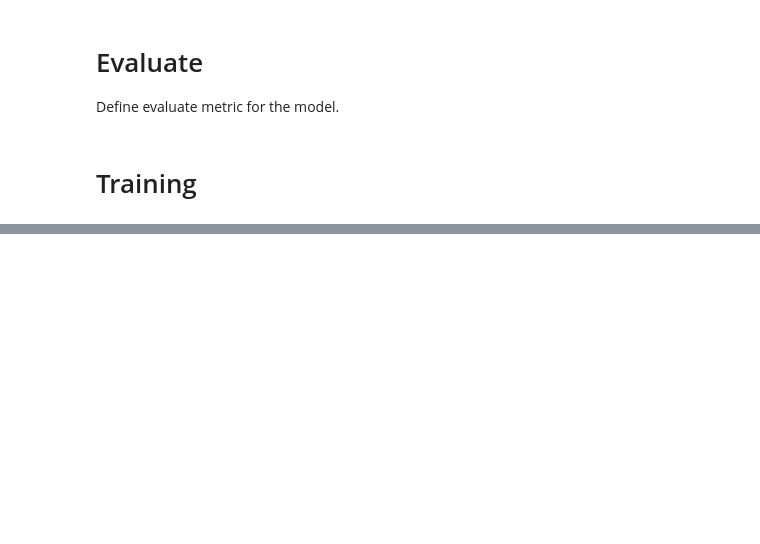
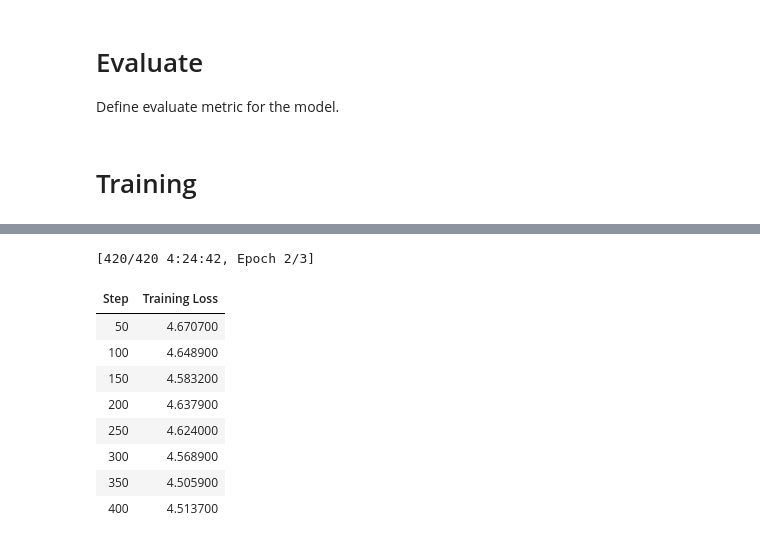
Before and after one commit to SmithaUpadhyaya/fashion_image_caption, a Jupyter notebook: notebooks/vit-bert_based.ipynb, the cells around one changed output, grey strips where cells are left out. Saved outputs shown, nothing was run; the diff lists cells and outputs as text; code cells hidden in the pictures; blank space fills up the shorter version.

```diff
--- a/notebooks/vit-bert_based.ipynb
+++ b/notebooks/vit-bert_based.ipynb
@@ -69,0 +70,15 @@ Define the config of the model
+# %%
+import os
+
+pre_trained_model_exists = False
+
+checkpoint = os.path.join(PROJECT_ROOT, 'vit-bert-based-checkpoint')
+if os.path.exists(checkpoint):
+
+    pre_trained_model_exists = True
+
+    from transformers import VisionEncoderDecoderModel
+    model = VisionEncoderDecoderModel.from_pretrained(checkpoint)
+
+
+pre_trained_model_exists
@@ -124,7 +202,7 @@ import os
 
 
 #Load from parquet file into huggingface dataset
-base_path = os.path.join(PROJECT_ROOT, 'data', 'processed')
+base_path =  os.path.join(PROJECT_ROOT, 'data', 'processed')
 train_data = 'train_data_processed.parquet'
 valid_data = 'validate_data_processed.parquet'
 
@@ -133,7 +211,7 @@ db_set = load_dataset("parquet", data_files = data_files)
 
 db_set = db_set.remove_columns(['id', 'title', 'color', 'clean_title', 'clean_color', '__index_level_0__'])
 
-db_set = db_set.map(lambda dbrow: { "image_path": os.path.join(PROJECT_ROOT, 'data', 'images', dbrow["image_name"]) }, remove_columns = ["image_name"])
+db_set = db_set.map(lambda dbrow: { "image_path": os.path.join(PROJECT_ROOT, 'images', dbrow["image_name"]) }, remove_columns = ["image_name"])
 
 db_set
 # %%
@@ -239,8 +352,8 @@ output_dir = './data/vit_bert/'
 # "no": No evaluation is done during training.
 # "steps": Evaluation is done (and logged) every eval_steps paramater.
 # "epoch": Evaluation is done at the end of each epoch.
-evaluation_strategy = 'steps'
-eval_steps = 6
+evaluation_strategy = 'no'
+#eval_steps = 100
 
 
 # logging_strategy (default: "steps"): The logging strategy to adopt during. These writen training logs will be used by TensorBoard visualized.
@@ -251,7 +364,7 @@ eval_steps = 6
 logging_strategy = "steps"
 # logging_steps (default 500): Number of update steps between two logs if
 # logging_strategy="steps".
-logging_steps = 5
+logging_steps = 50
 
 
 # Save the trained model.
@@ -269,11 +382,11 @@ learning_rate = 2e-4
 
 
 # per_device_train_batch_size: The batch size per GPU/TPU core/CPU for training.
-per_device_train_batch_size = 32 #4
-gradient_accumulation_steps = 16 #When use gradient_accumulation_steps with per_device_train_batch_size it has same effective batch size 64 when per_batch_size = 4 and grad_steps = 16
+per_device_train_batch_size = 8 #4
+gradient_accumulation_steps = 8 #When use gradient_accumulation_steps with per_device_train_batch_size it has same effective batch size 64 when per_batch_size = 4 and grad_steps = 16
 
 # per_device_eval_batch_size: The batch size per GPU/TPU core/CPU for evaluation.
-per_device_eval_batch_size = 32
+per_device_eval_batch_size = 64 #1
 
 
 fp16 = True
@@ -317,7 +430,7 @@ training_args = TrainingArguments(
                                 fp16 = fp16,
 
                                 evaluation_strategy = evaluation_strategy,
-                                eval_steps = eval_steps,
+                                #eval_steps = eval_steps,
 
                                 logging_strategy  = logging_strategy,
                                 #logging_dir = './data/logs',
@@ -364,7 +475,7 @@ trainer = Trainer(
                 model = model,                         # the instantiated Transformers model to be trained
                 args = training_args,                  # training arguments, defined above
                 train_dataset = datsets_train,         # training dataset
-                eval_dataset = dataset_val,             # evaluation dataset
-                compute_metrics = metric_for_best_model,
+                #eval_dataset = dataset_val,             # evaluation dataset
+                #compute_metrics = metric_for_best_model,
                 data_collator = default_data_collator,
 )
@@ -374,0 +499,14 @@ trainer.train()
+# %%
+if pre_trained_model_exists == True: #If pre trained model checkpoint exists continue train from that location
+    trainer.train() #Continue training
+# %% [output]
+[420/420 4:24:42, Epoch 2/3]
+| Step | Training Loss |
+| 50 | 4.670700 |
+| 100 | 4.648900 |
+| 150 | 4.583200 |
+| 200 | 4.637900 |
+| 250 | 4.624000 |
+| 300 | 4.568900 |
+| 350 | 4.505900 |
+| 400 | 4.513700 |
```
Also changed, not shown: parts of 26 cells of this notebook.
